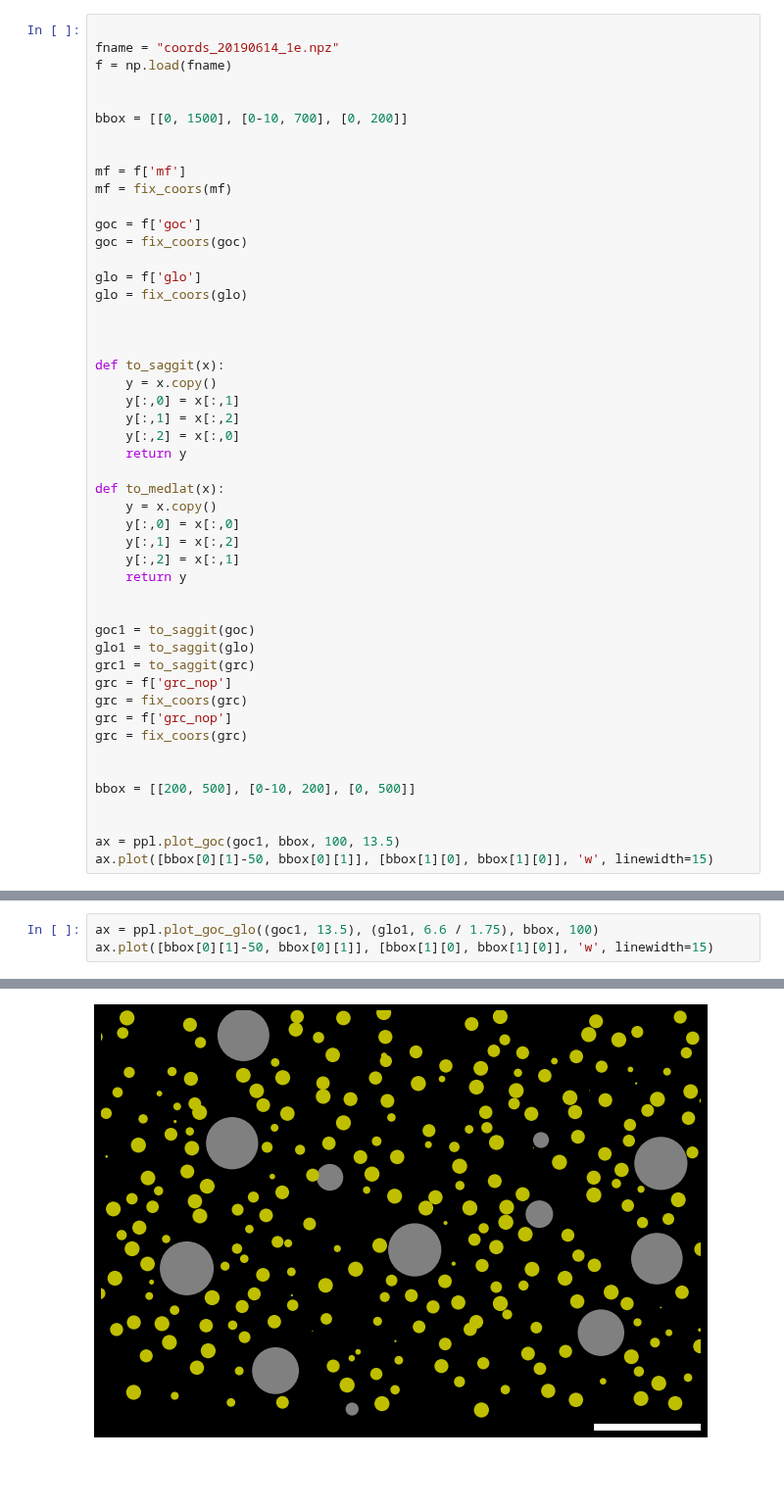
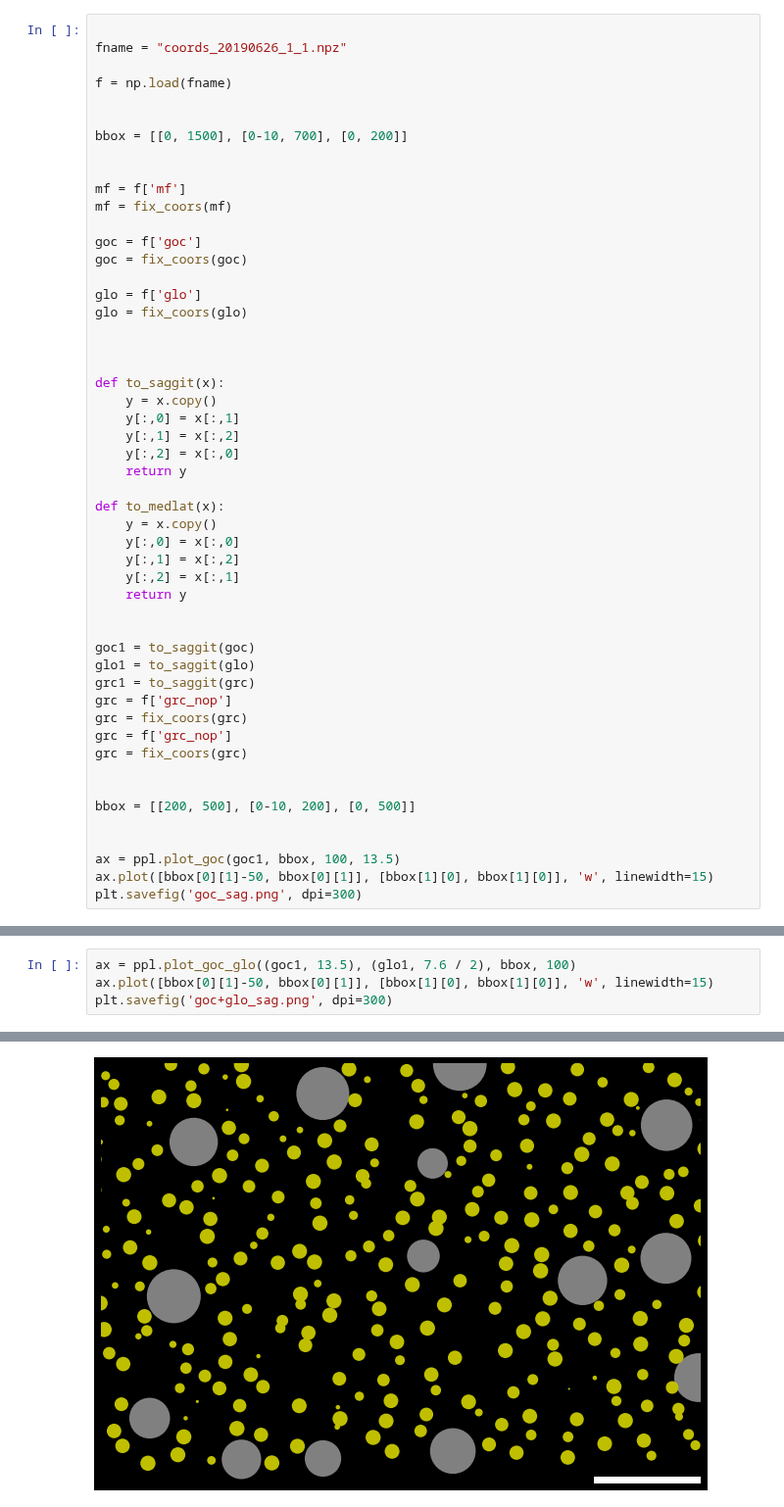
Before and after one commit to CNS-OIST/pycabnn, a Jupyter notebook: docs/fig_POPGEN/plot_pop_gen_figures.ipynb, the cells around one changed output, grey strips where cells are left out. Shown at 98% size. Cells and saved outputs as stored; diff of their text form; blank space fills up the shorter version.

```diff
--- a/docs/fig_POPGEN/plot_pop_gen_figures.ipynb
+++ b/docs/fig_POPGEN/plot_pop_gen_figures.ipynb
@@ -89,6 +86,7 @@ plt.savefig('all.png', dpi=300)
 # %%
 
-fname = "coords_20190614_1e.npz"
+fname = "coords_20190626_1_1.npz"
+
 f = np.load(fname)
 
 
@@ -135,5 +133,6 @@ bbox = [[200, 500], [0-10, 200], [0, 500]]
 
 ax = ppl.plot_goc(goc1, bbox, 100, 13.5)
 ax.plot([bbox[0][1]-50, bbox[0][1]], [bbox[1][0], bbox[1][0]], 'w', linewidth=15)
+plt.savefig('goc_sag.png', dpi=300)
 # %% [output]
 [interactive output not drawn]
@@ -142,6 +140,7 @@ ax.plot([bbox[0][1]-50, bbox[0][1]], [bbox[1][0], bbox[1][0]], 'w', linewidth=15
 # %%
-ax = ppl.plot_goc_glo((goc1, 13.5), (glo1, 6.6 / 1.75), bbox, 100)
+ax = ppl.plot_goc_glo((goc1, 13.5), (glo1, 7.6 / 2), bbox, 100)
 ax.plot([bbox[0][1]-50, bbox[0][1]], [bbox[1][0], bbox[1][0]], 'w', linewidth=15)
+plt.savefig('goc+glo_sag.png', dpi=300)
 # %% [output]
 [interactive output not drawn]
 [interactive output not drawn]
@@ -149,4 +147,4 @@ ax.plot([bbox[0][1]-50, bbox[0][1]], [bbox[1][0], bbox[1][0]], 'w', linewidth=15
-[figure, old version]
+[figure, new version]
 # %%
 goc2 = to_medlat(goc)
 glo2 = to_medlat(glo)
```
Also changed, not shown: parts of 11 cells of this notebook, 14 other files.
